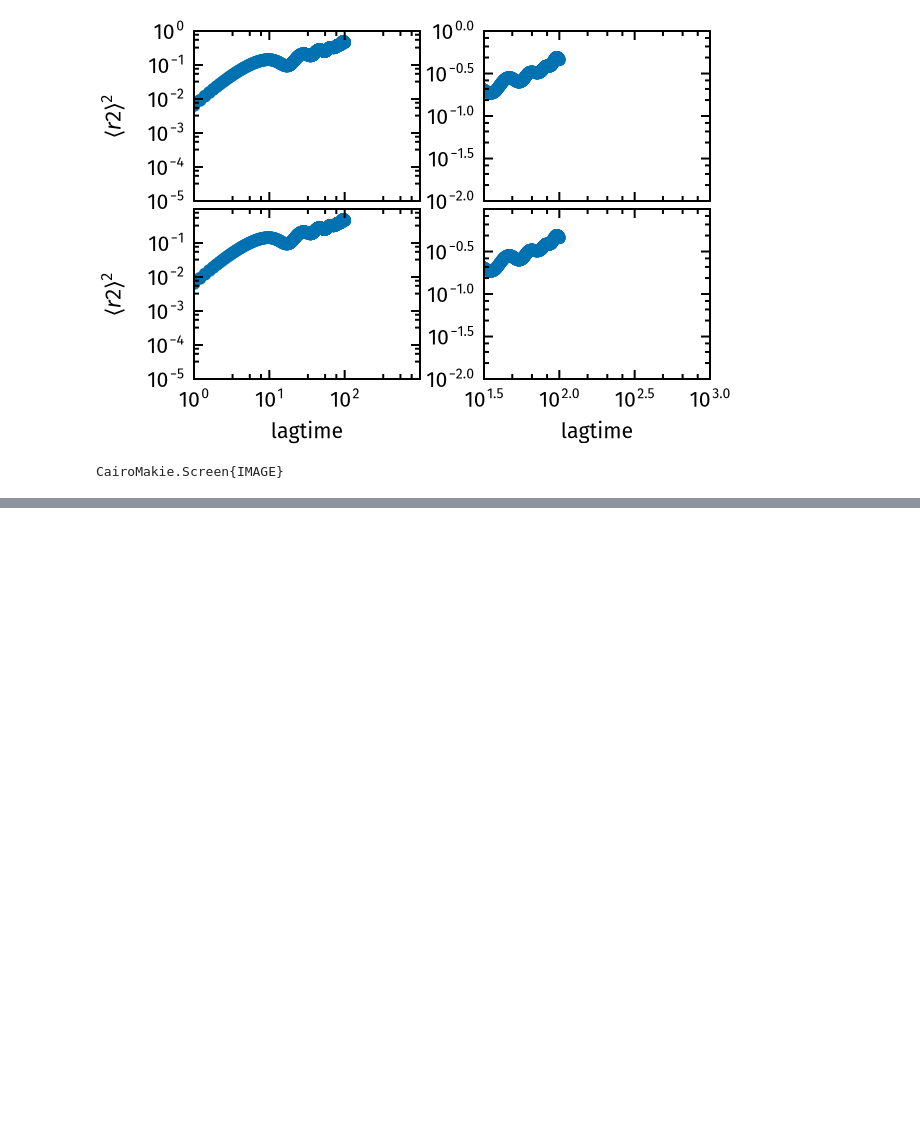
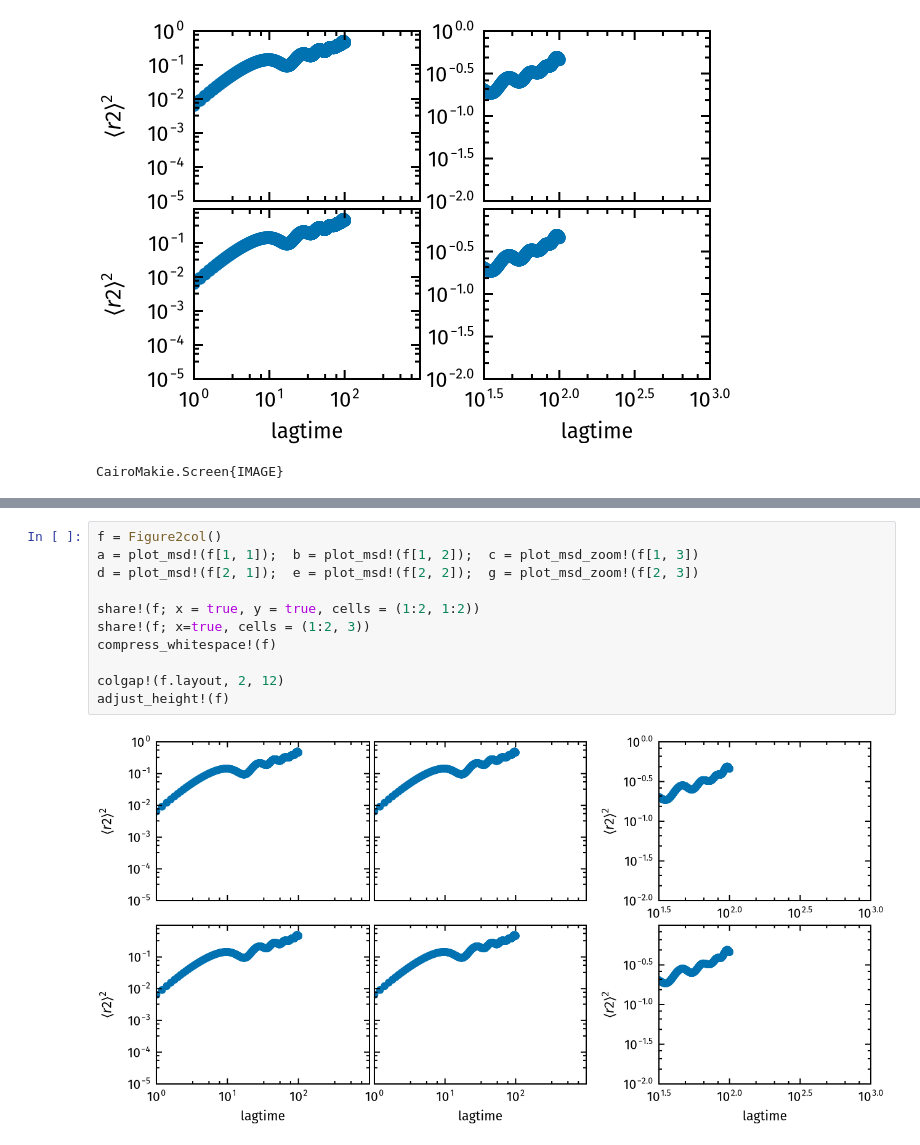
Before and after one commit to sanderkammeraat/JARS.jl, a Jupyter notebook: examples/plotting.ipynb, the cells around one changed output, grey strips where cells are left out. Cells and saved outputs as stored; diff of their text form; blank space fills up the shorter version.

```diff
--- a/examples/plotting.ipynb
+++ b/examples/plotting.ipynb
@@ -82 +82,14 @@ display(f)
 CairoMakie.Screen{IMAGE}
+# %%
+f = Figure2col()
+a = plot_msd!(f[1, 1]);  b = plot_msd!(f[1, 2]);  c = plot_msd_zoom!(f[1, 3])
+d = plot_msd!(f[2, 1]);  e = plot_msd!(f[2, 2]);  g = plot_msd_zoom!(f[2, 3])
+
+share!(f; x = true, y = true, cells = (1:2, 1:2))
+share!(f; x=true, cells = (1:2, 3))
+compress_whitespace!(f)
+
+colgap!(f.layout, 2, 12)
+adjust_height!(f)
+# %% [output]
+[figure, added]
```
Also changed, not shown: parts of 2 cells of this notebook, 1 other file.
